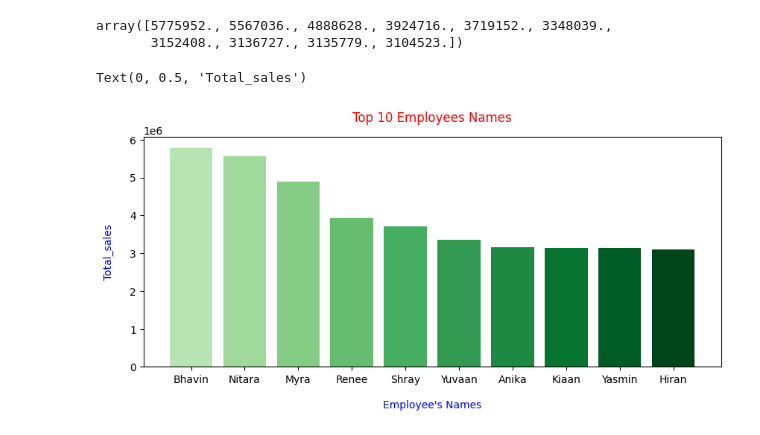
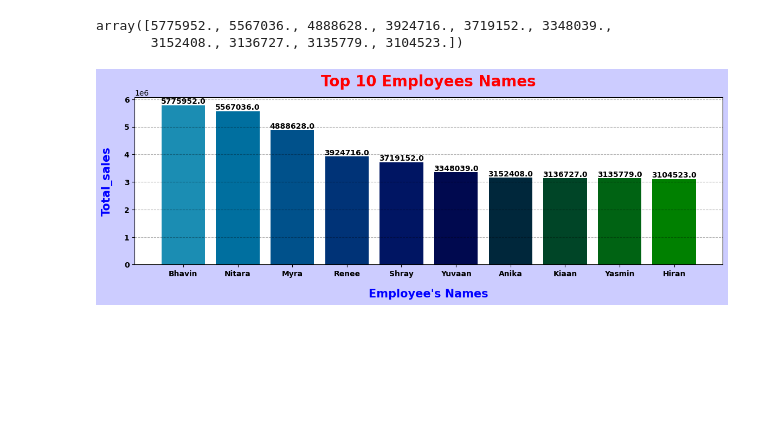
Before and after one commit to MolyaRoshida03/ecommerce_analysis, a Jupyter notebook: SwiftMarket.ipynb, the cells around one changed output. Saved outputs shown, nothing was run; the diff lists cells and outputs as text; code cells hidden in the pictures; blank space fills up the shorter version.

```diff
--- a/SwiftMarket.ipynb
+++ b/SwiftMarket.ipynb
@@ -140,31 +140,31 @@ cmap_val = np.linspace(0.3,1,10)
 cmap=plt.cm.PuBuGn(cmap_val)
 # %%
 # customize the figure size
-plt.figure(figsize=(14,6))
+plt.figure(figsize=(14,5),facecolor='pink')
 
 # ploting bar graph
 plt.bar(x=customer_names,height =customer_exp,color= cmap,width=0.7)
 
 # giving title to the graph
-plt.title("Top 10 Annual Customer's Names",pad=15, size=15,color='red')
+plt.title("Top 10 Annual Customer's Names",pad=15, size=15,color='red',fontweight='bold')
 
 # using cmap
 #cmap = plt.cm.Greens(np.linspace(0.5,1),len(customer_names))
 
 # giving labels to the grapg
-plt.xlabel('customer_names',labelpad=15, color='purple', size=15)
-plt.ylabel('customer_exp',labelpad=15, c='purple',size=15)
+plt.xlabel('customer_names',labelpad=20, color='black', size=15,fontweight='bold')
+plt.ylabel('customer_exp',labelpad=20, c='black',size=15,fontweight='bold')
 
 
-plt.xticks(rotation = 25,c='#000080')
+plt.xticks(c='#000080',fontweight='bold')
 
 # applying grid
-plt.grid(axis='y',alpha=0.5,color='black',ls='dashed')
+plt.grid(axis='y',alpha=0.2,color='black',ls='dashed')
 
 
 # using anotation
 for i in range(len(top_annual_customers)):
-    plt.annotate(text=customer_exp[i],xy=(i,customer_exp[i]),
+    plt.annotate(text=customer_exp[i],xy=(i,customer_exp[i]),fontweight='bold',
                  horizontalalignment='center',# center,right,left
                  verticalalignment='bottom') # top,bottom, center
 
@@ -281,16 +281,29 @@ array([5775952., 5567036., 4888628., 3924716., 3719152., 3348039.,
 # %%
 cmap_val = np.linspace(0.3,1,10)
 # %%
-cmap=plt.cm.Greens(cmap_val)
+cmap=plt.cm.ocean_r(cmap_val)
 # %%
-plt.figure(figsize=(10,4))
+plt.figure(figsize=(14,4),facecolor='#CCCCFF')
 
 plt.bar(height=Total_sales,x=emp_names,color=cmap)
 
-plt.title('Top 10 Employees Names', c = 'red', pad=15 )
+plt.title('Top 10 Employees Names', c = 'red', pad=15 ,size=20,fontweight='bold')
 
-plt.xlabel('Employee\'s Names',labelpad=15,c='blue')
-plt.ylabel('Total_sales',labelpad=15,c='blue')
+plt.xlabel('Employee\'s Names',labelpad=15,c='blue',size=15,fontweight='bold')
+plt.ylabel('Total_sales',labelpad=15,c='blue',size=15,fontweight='bold')
+
+
+# using anotation
+for i in range(len(df)):
+    plt.annotate(text=Total_sales[i],xy=(i,Total_sales[i]),fontweight='bold',
+                 horizontalalignment='center',# center,right,left
+                 verticalalignment='bottom') # top,bottom, center
+
+
+plt.xticks(c='black',fontweight='bold')
+plt.yticks(c='black',fontweight='bold')
+
+# applying grid
+plt.grid(axis='y',alpha=0.3,color='black',ls='dashed')
 # %% [output]
-Text(0, 0.5, 'Total_sales')
-[figure, old version]
+[figure, new version]
```
Also changed, not shown: parts of 1 cell of this notebook.
